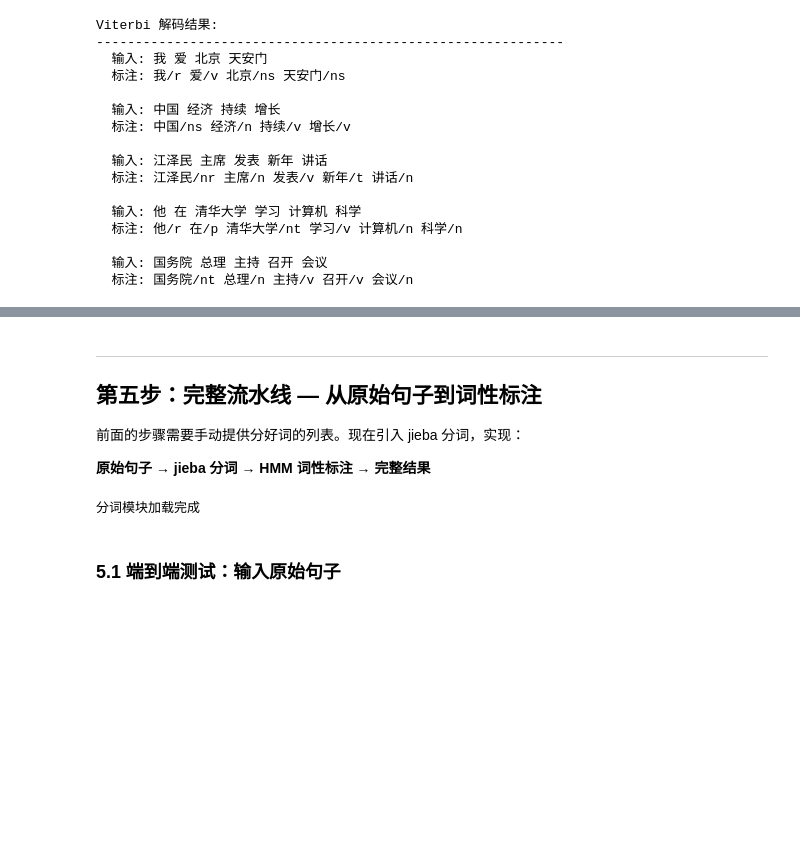
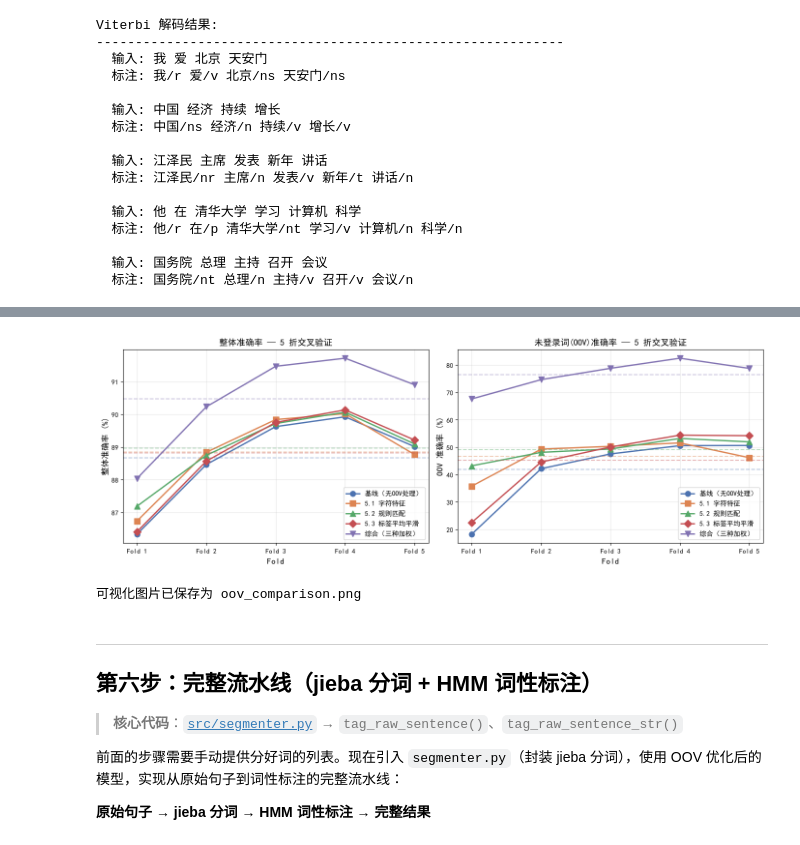
Before and after one commit to xhrg2024/hmm-pos-tagger, a Jupyter notebook: hmm_pos_tagging.ipynb, the cells around one changed output, grey strips where cells are left out. Drawn from its saved outputs; the diff is of its cells as text; code cells hidden in the pictures; blank space fills up the shorter version.

```diff
--- a/hmm_pos_tagging.ipynb
+++ b/hmm_pos_tagging.ipynb
@@ -253,0 +327,10 @@ for word, tag in tagged:
+# %%
+# 使用规则增强 Viterbi 解码
+oov_rule = OOVHandler(oov_train, model_data, use_rules=True, use_char=False, use_avg=False)
+
+decoder_rule = ViterbiDecoder('data/processed/hmm_model.json')
+decoder_rule.set_oov_handler(oov_rule)
+
+# 快速评估
+acc, oov_acc = quick_evaluate(decoder_rule, oov_test, n_samples=100)
+print(f'5.2 规则匹配策略: 整体准确率 {acc:.2f}%, OOV 准确率 {oov_acc:.2f}%')
@@ -253,0 +356,10 @@ for word, tag in tagged:
+# %%
+# 使用标签平均平滑增强 Viterbi 解码
+oov_avg = OOVHandler(oov_train, model_data, use_rules=False, use_char=False, use_avg=True)
+
+decoder_avg = ViterbiDecoder('data/processed/hmm_model.json')
+decoder_avg.set_oov_handler(oov_avg)
+
+# 快速评估
+acc, oov_acc = quick_evaluate(decoder_avg, oov_test, n_samples=100)
+print(f'5.3 标签平均平滑策略: 整体准确率 {acc:.2f}%, OOV 准确率 {oov_acc:.2f}%')
@@ -253,0 +374,9 @@ for word, tag in tagged:
+# %%
+# 综合 OOV 处理器
+oov_all = OOVHandler(oov_train, model_data,
+                     use_rules=True, use_char=True, use_avg=True)
+
+decoder_all = ViterbiDecoder('data/processed/hmm_model.json')
+decoder_all.set_oov_handler(oov_all)
+
+print('综合 OOV 处理器已构建')
@@ -253,0 +385,10 @@ for word, tag in tagged:
+# %%
+decoders = {
+    '基线（无OOV处理）': decoder,
+    '5.1 字符特征': decoder_char,
+    '5.2 规则匹配': decoder_rule,
+    '5.3 标签平均平滑': decoder_avg,
+    '综合（三种加权）': decoder_all,
+}
+
+results = evaluate_with_kfold(decoders, all_test, n_folds=5)
@@ -254,31 +411,14 @@ for word, tag in tagged:
+# %%
+plot_oov_comparison(results, n_folds=5)
+# %% [output]
+[figure, added]
+可视化图片已保存为 oov_comparison.png
 # %% [markdown]
 ---
-## 第五步：完整流水线 — 从原始句子到词性标注
+## 第六步：完整流水线（jieba 分词 + HMM 词性标注）
 
-前面的步骤需要手动提供分好词的列表。现在引入 jieba 分词，实现：
+> **核心代码**：[`src/segmenter.py`](src/segmenter.py) → `tag_raw_sentence()`、`tag_raw_sentence_str()`
+
+前面的步骤需要手动提供分好词的列表。现在引入 `segmenter.py`（封装 jieba 分词），使用 OOV 优化后的模型，实现从原始句子到词性标注的完整流水线：
 
 **原始句子 → jieba 分词 → HMM 词性标注 → 完整结果**
-# %%
-from segmenter import segment, segment_with_pos, segment_batch
-
-# 封装一个端到端的标注函数
-def tag_raw_sentence(sentence, decoder):
-    """
-    端到端词性标注：原始句子 → 分词 → HMM标注
-    """
-    words = segment(sentence)
-    words = [w for w in words if w.strip()]
-    return decoder.tag_sentence(words)
-
-
-def tag_raw_sentence_str(sentence, decoder):
-    """端到端标注，返回格式化字符串"""
-    tagged = tag_raw_sentence(sentence, decoder)
-    return ' '.join(f'{w}/{t}' for w, t in tagged)
-
-
-print('分词模块加载完成')
-# %% [output]
-分词模块加载完成
-# %% [markdown]
-### 5.1 端到端测试：输入原始句子
```
Also changed, not shown: parts of 30 cells of this notebook, 5 other files.
